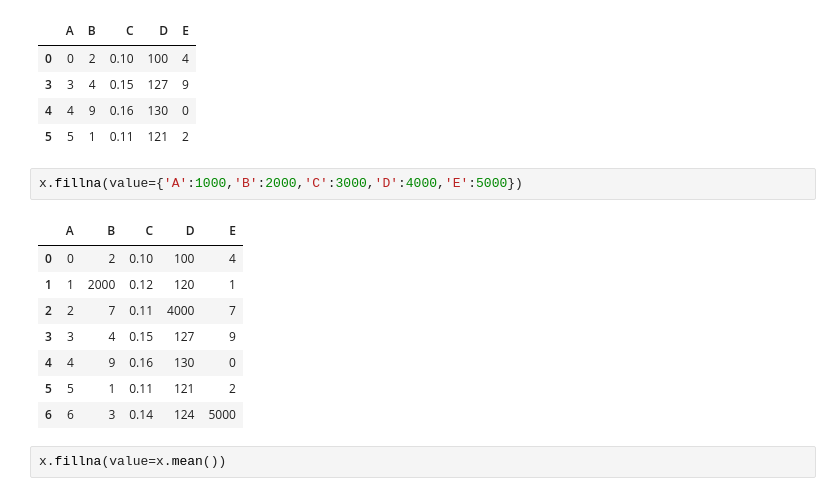
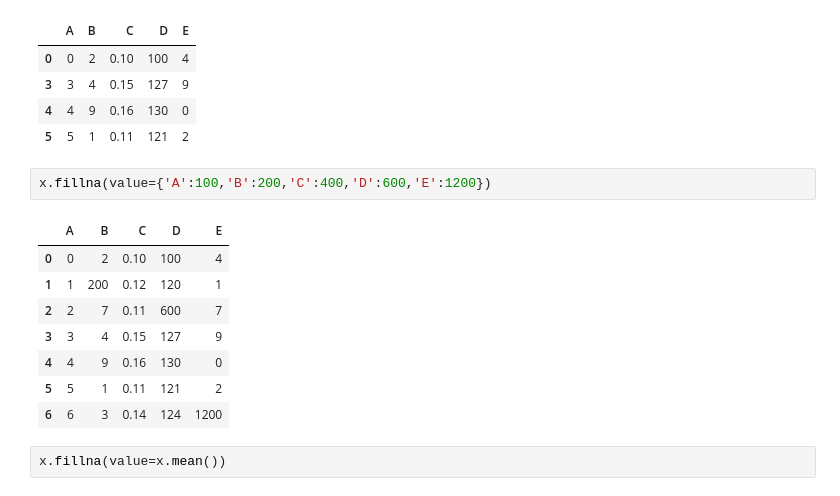
Before and after one commit to beyondvalence/biof509_wtl, a Jupyter notebook: Wk09-dataset-processing/Wk09_Dataset-preprocessing.ipynb, the cells around one changed output. Saved outputs shown, nothing was run; the diff lists cells and outputs as text.

```diff
--- a/Wk09-dataset-processing/Wk09_Dataset-preprocessing.ipynb
+++ b/Wk09-dataset-processing/Wk09_Dataset-preprocessing.ipynb
@@ -138,16 +138,16 @@ x.dropna()
 | 4 | 4 | 9 | 0.16 | 130 | 0 |
 | 5 | 5 | 1 | 0.11 | 121 | 2 |
 # %%
-x.fillna(value={'A':1000,'B':2000,'C':3000,'D':4000,'E':5000})
+x.fillna(value={'A':100,'B':200,'C':400,'D':600,'E':1200})
 # %% [output]
 |  | A | B | C | D | E |
 | 0 | 0 | 2 | 0.10 | 100 | 4 |
-| 1 | 1 | 2000 | 0.12 | 120 | 1 |
-| 2 | 2 | 7 | 0.11 | 4000 | 7 |
+| 1 | 1 | 200 | 0.12 | 120 | 1 |
+| 2 | 2 | 7 | 0.11 | 600 | 7 |
 | 3 | 3 | 4 | 0.15 | 127 | 9 |
 | 4 | 4 | 9 | 0.16 | 130 | 0 |
 | 5 | 5 | 1 | 0.11 | 121 | 2 |
-| 6 | 6 | 3 | 0.14 | 124 | 5000 |
+| 6 | 6 | 3 | 0.14 | 124 | 1200 |
 # %%
 x.fillna(value=x.mean())
 # %% [output]
```
Also changed, not shown: parts of 3 cells of this notebook.
